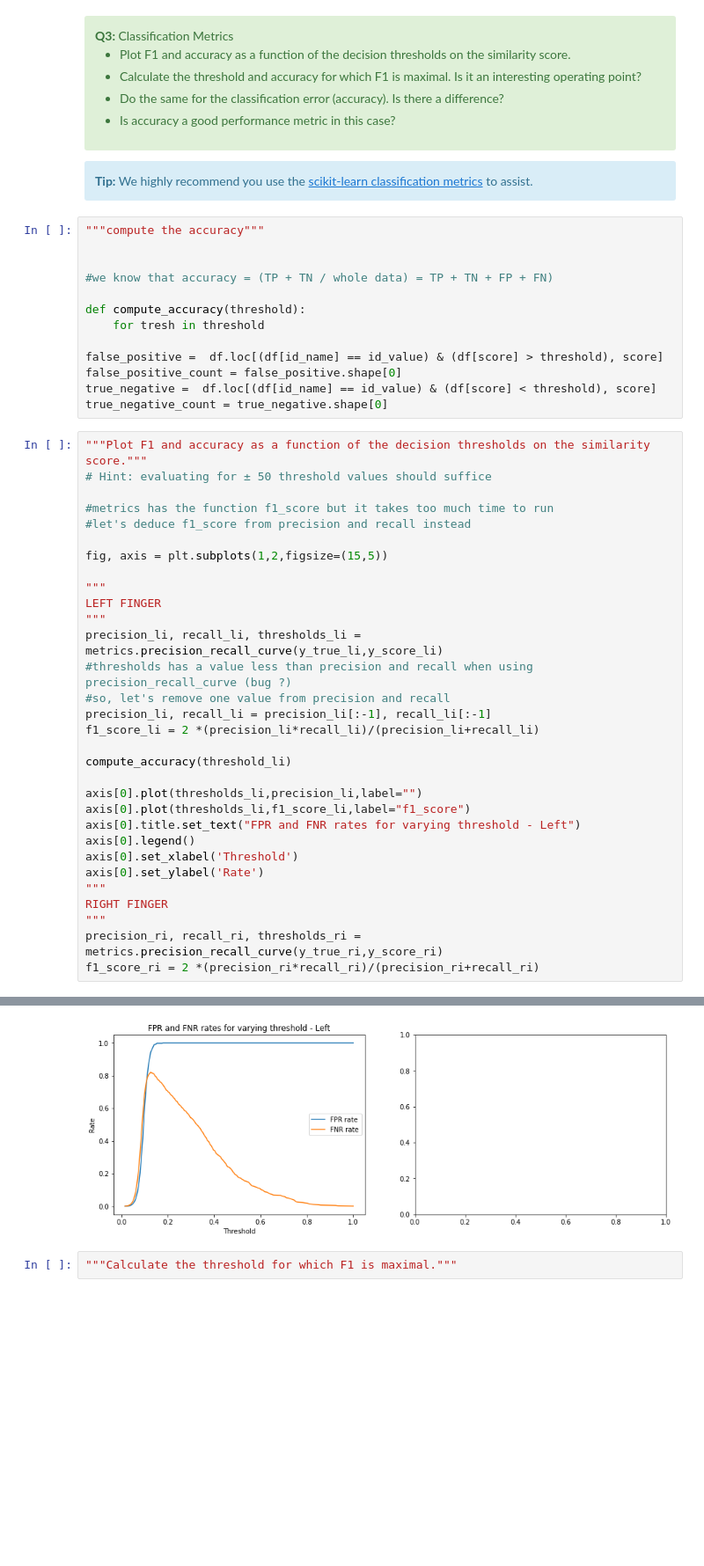
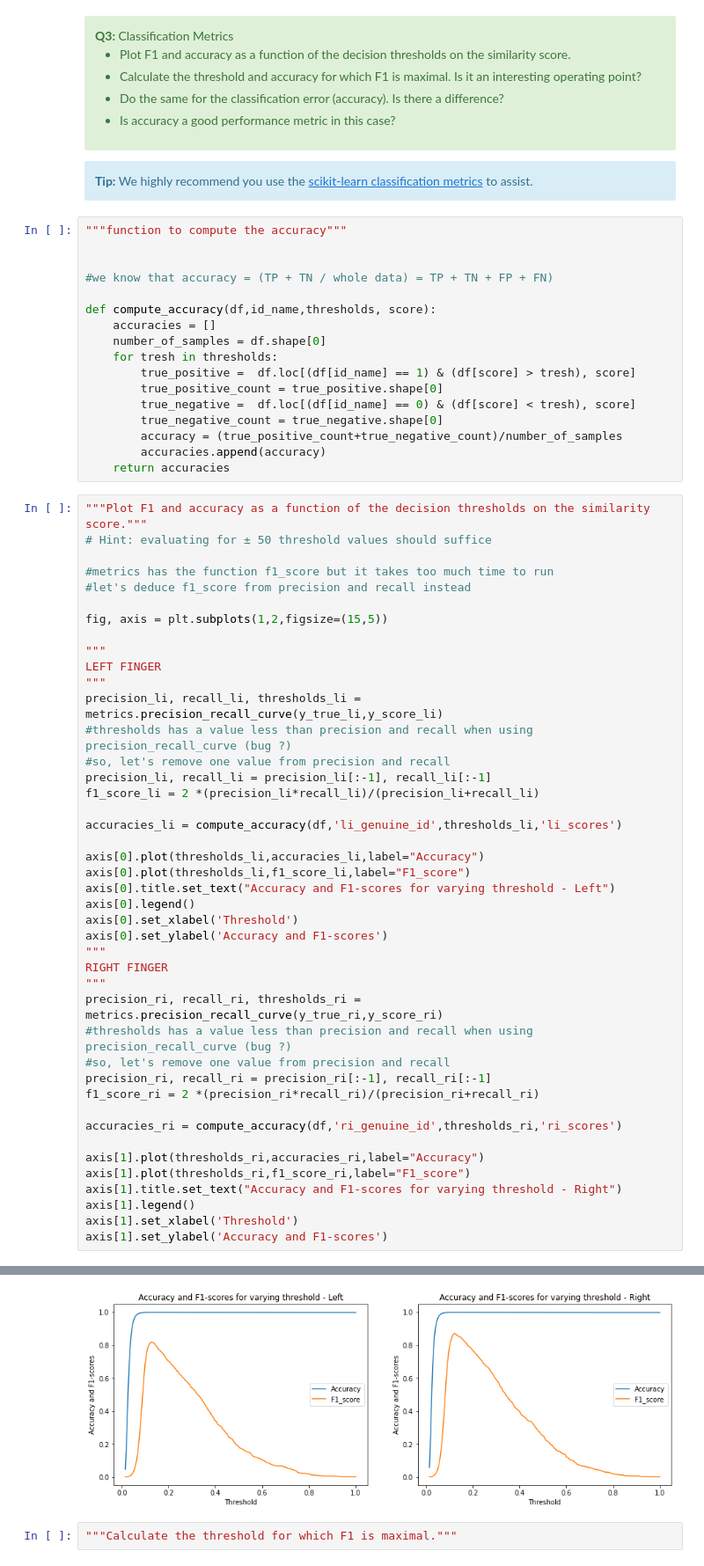
Before and after one commit to denizsoysal/biometrics, a Jupyter notebook: assignments/Assignment1/assignment_1_2022.ipynb, the cells around one changed output, grey strips where cells are left out. Shown: that part at 88% size. Drawn from its saved outputs; the diff is of its cells as text; blank space fills up the shorter version.

Commit message:
[ADD] accuracy

```diff
--- a/assignments/Assignment1/assignment_1_2022.ipynb
+++ b/assignments/Assignment1/assignment_1_2022.ipynb
@@ -406,18 +378,22 @@ While biometric systems are, traditionally, evaluated using FMR and FRR and ROC/
 We highly recommend you use the <a href="https://scikit-learn.org/stable/modules/model_evaluation.html#classification-metrics">scikit-learn classification metrics</a> to assist.
 </div>
 # %%
-"""compute the accuracy"""
+"""function to compute the accuracy"""
 
 
 #we know that accuracy = (TP + TN / whole data) = TP + TN + FP + FN)
 
-def compute_accuracy(threshold):
-    for tresh in threshold
-
-false_positive =  df.loc[(df[id_name] == id_value) & (df[score] > threshold), score]
-false_positive_count = false_positive.shape[0]
-true_negative =  df.loc[(df[id_name] == id_value) & (df[score] < threshold), score]
-true_negative_count = true_negative.shape[0]
+def compute_accuracy(df,id_name,thresholds, score):
+    accuracies = []
+    number_of_samples = df.shape[0]
+    for tresh in thresholds:
+        true_positive =  df.loc[(df[id_name] == 1) & (df[score] > tresh), score]
+        true_positive_count = true_positive.shape[0]
+        true_negative =  df.loc[(df[id_name] == 0) & (df[score] < tresh), score]
+        true_negative_count = true_negative.shape[0]
+        accuracy = (true_positive_count+true_negative_count)/number_of_samples
+        accuracies.append(accuracy)
+    return accuracies
 # %%
 """Plot F1 and accuracy as a function of the decision thresholds on the similarity score."""
 # Hint: evaluating for ± 50 threshold values should suffice
@@ -436,17 +412,29 @@ precision_li, recall_li, thresholds_li = metrics.precision_recall_curve(y_true_l
 precision_li, recall_li = precision_li[:-1], recall_li[:-1]
 f1_score_li = 2 *(precision_li*recall_li)/(precision_li+recall_li)
 
-compute_accuracy(threshold_li)
+accuracies_li = compute_accuracy(df,'li_genuine_id',thresholds_li,'li_scores')
 
-axis[0].plot(thresholds_li,precision_li,label="")
-axis[0].plot(thresholds_li,f1_score_li,label="f1_score")
-axis[0].title.set_text("FPR and FNR rates for varying threshold - Left")
+axis[0].plot(thresholds_li,accuracies_li,label="Accuracy")
+axis[0].plot(thresholds_li,f1_score_li,label="F1_score")
+axis[0].title.set_text("Accuracy and F1-scores for varying threshold - Left")
 axis[0].legend()
 axis[0].set_xlabel('Threshold')
-axis[0].set_ylabel('Rate')
+axis[0].set_ylabel('Accuracy and F1-scores')
 """
 RIGHT FINGER
 """
 precision_ri, recall_ri, thresholds_ri = metrics.precision_recall_curve(y_true_ri,y_score_ri)
+#thresholds has a value less than precision and recall when using precision_recall_curve (bug ?)
+#so, let's remove one value from precision and recall
+precision_ri, recall_ri = precision_ri[:-1], recall_ri[:-1]
 f1_score_ri = 2 *(precision_ri*recall_ri)/(precision_ri+recall_ri)
+
+accuracies_ri = compute_accuracy(df,'ri_genuine_id',thresholds_ri,'ri_scores')
+
+axis[1].plot(thresholds_ri,accuracies_ri,label="Accuracy")
+axis[1].plot(thresholds_ri,f1_score_ri,label="F1_score")
+axis[1].title.set_text("Accuracy and F1-scores for varying threshold - Right")
+axis[1].legend()
+axis[1].set_xlabel('Threshold')
+axis[1].set_ylabel('Accuracy and F1-scores')
 # %% [output]
@@ -470,4 +442,4 @@ f1_score_ri = 2 *(precision_ri*recall_ri)/(precision_ri+recall_ri)
-[figure, old version]
+[figure, new version]
 # %%
 """Calculate the threshold for which F1 is maximal."""
 # %%
```
Also changed, not shown: parts of 7 cells of this notebook.
